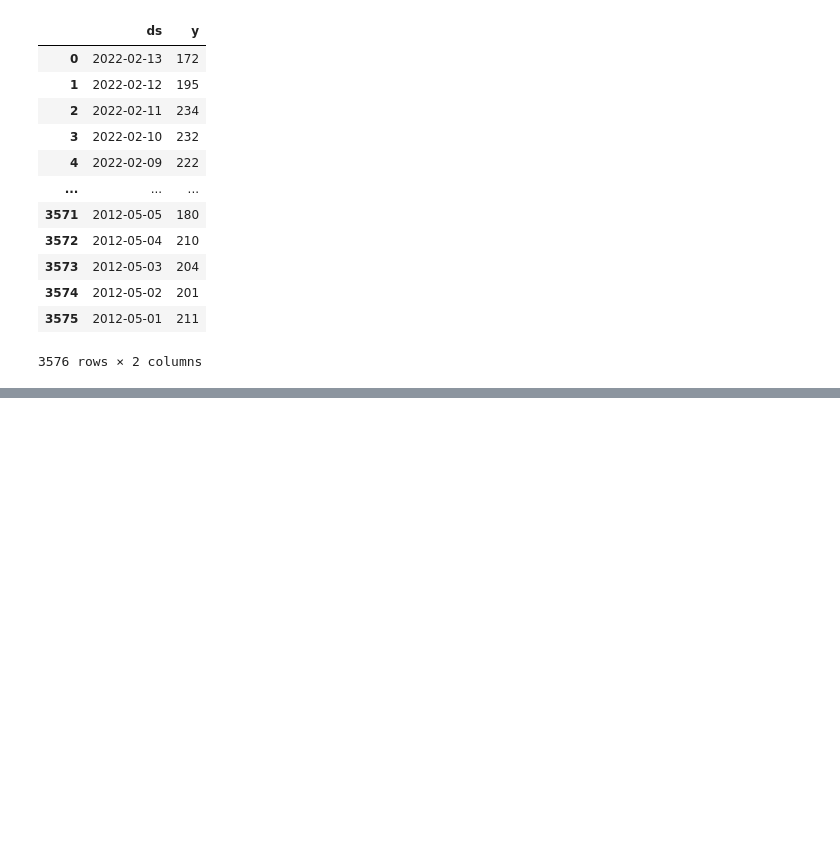
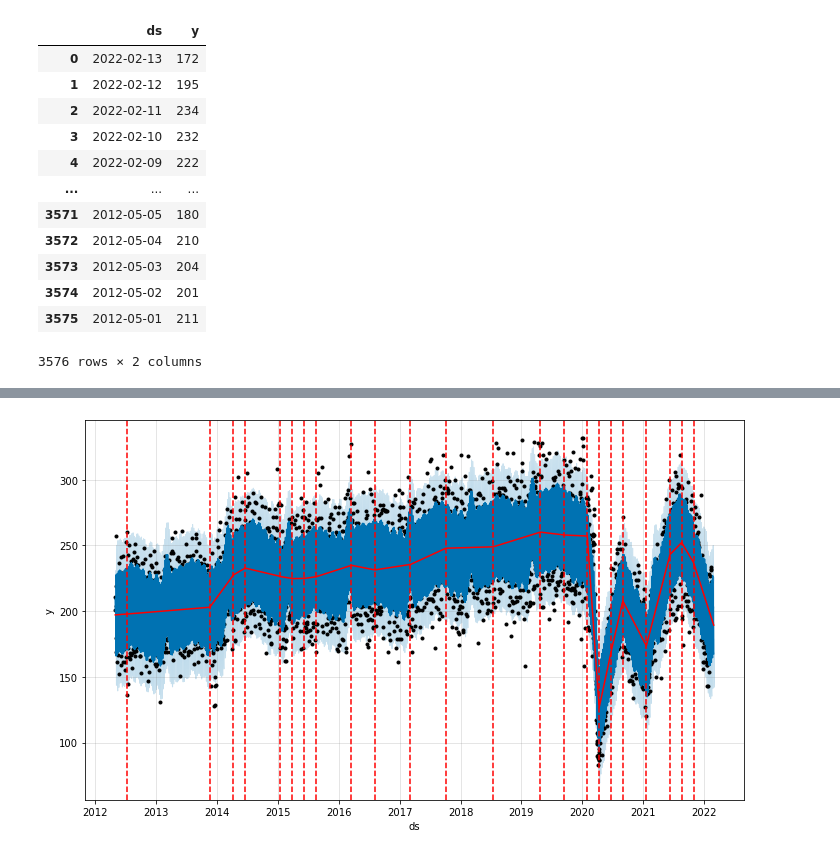
Before and after one commit to drdevinhopkins/hourly-report, a Jupyter notebook: notebooks/daily-visits-forecast.ipynb, the cells around one changed output, grey strips where cells are left out. Saved outputs shown, nothing was run; the diff lists cells and outputs as text; code cells hidden in the pictures; blank space fills up the shorter version.

```diff
--- a/notebooks/daily-visits-forecast.ipynb
+++ b/notebooks/daily-visits-forecast.ipynb
@@ -49,0 +52,6 @@ forecast.to_csv('../data/daily-visits-forecast.csv', index=False)
+# %%
+# fig1 = m.plot(forecast)
+fig = m.plot(forecast)
+a = add_changepoints_to_plot(fig.gca(), m, forecast)
+# %% [output]
+[figure, added]
```
Also changed, not shown: parts of 6 cells of this notebook, 1 other file.
